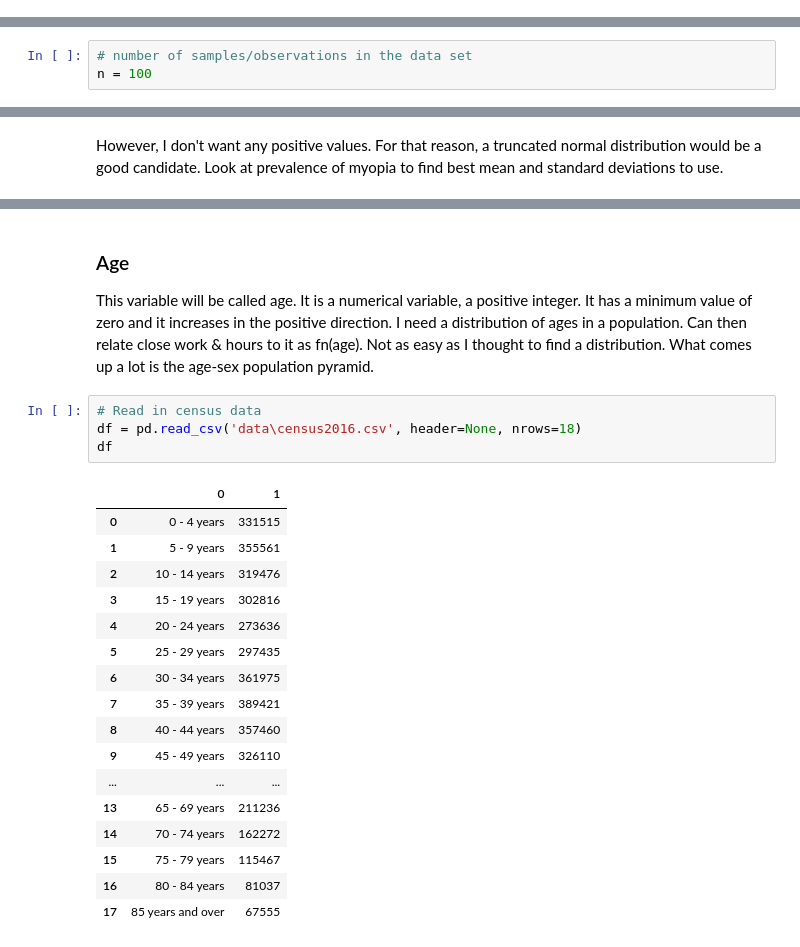
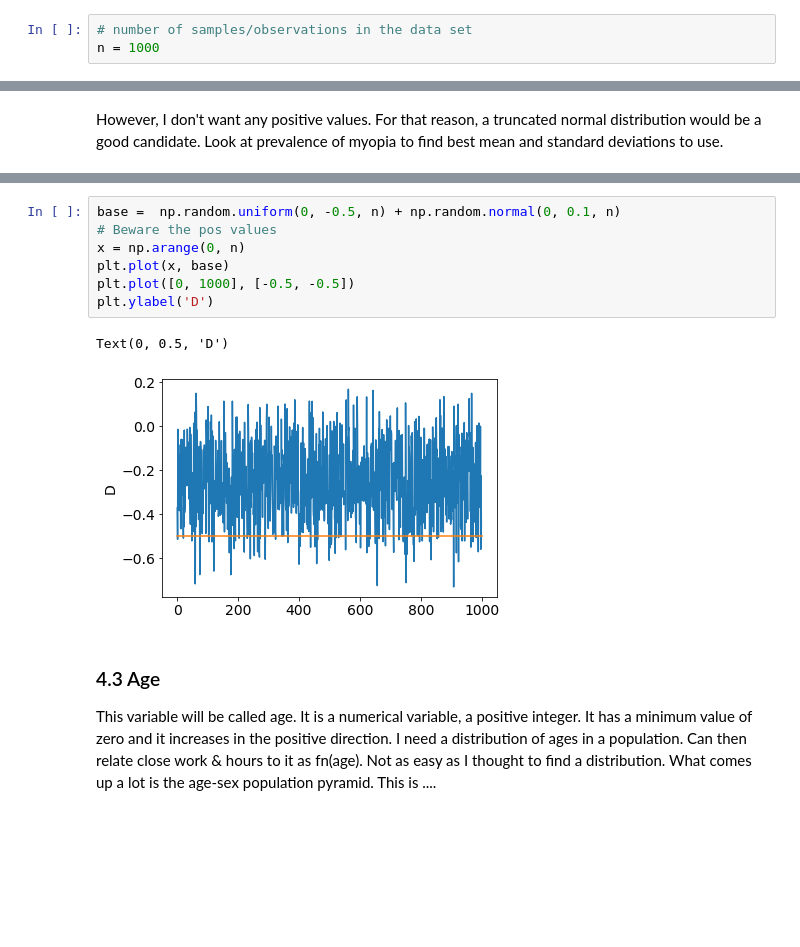
Before and after one commit to elizabethdaly/simulating-data, a Jupyter notebook: eyesight.ipynb, the cells around one changed output, grey strips where cells are left out. Saved outputs shown, nothing was run; the diff lists cells and outputs as text; blank space fills up the shorter version.

Commit message:
Work on age distr

```diff
--- a/eyesight.ipynb
+++ b/eyesight.ipynb
@@ -103 +106,4 @@ It's interesting to note that her dad has myopia, as do all of his siblings. In
+# %%
+# number of samples/observations in the data set
+n = 1000
 # %% [markdown]
@@ -106,3 +110,0 @@ It's interesting to note that her dad has myopia, as do all of his siblings. In
-# %%
-# number of samples/observations in the data set
-n = 100
@@ -180,25 +184,13 @@ Define weak, moderate, high on this pdf. In UK 200,000 out of 5M have high myopi
+# %%
+base =  np.random.uniform(0, -0.5, n) + np.random.normal(0, 0.1, n)
+# Beware the pos values
+x = np.arange(0, n)
+plt.plot(x, base)
+plt.plot([0, 1000], [-0.5, -0.5])
+plt.ylabel('D')
+# %% [output]
+Text(0, 0.5, 'D')
+[figure, added]
 # %% [markdown]
-### Age
-This variable will be called age. It is a numerical variable, a positive integer. It has a minimum value of zero and it increases in the positive direction. I need a distribution of ages in a population. Can then relate close work & hours to it as fn(age). Not as easy as I thought to find a distribution. What comes up a lot is the age-sex population pyramid.
+### 4.3 Age
+This variable will be called age. It is a numerical variable, a positive integer. It has a minimum value of zero and it increases in the positive direction. I need a distribution of ages in a population. Can then relate close work & hours to it as fn(age). Not as easy as I thought to find a distribution. What comes up a lot is the age-sex population pyramid. This is ....
-# %%
-# Read in census data
-df = pd.read_csv('data\census2016.csv', header=None, nrows=18)
-df
-# %% [output]
-|  | 0 | 1 |
-| 0 | 0 - 4 years | 331515 |
-| 1 | 5 - 9 years | 355561 |
-| 2 | 10 - 14 years | 319476 |
-| 3 | 15 - 19 years | 302816 |
-| 4 | 20 - 24 years | 273636 |
-| 5 | 25 - 29 years | 297435 |
-| 6 | 30 - 34 years | 361975 |
-| 7 | 35 - 39 years | 389421 |
-| 8 | 40 - 44 years | 357460 |
-| 9 | 45 - 49 years | 326110 |
-| ... | ... | ... |
-| 13 | 65 - 69 years | 211236 |
-| 14 | 70 - 74 years | 162272 |
-| 15 | 75 - 79 years | 115467 |
-| 16 | 80 - 84 years | 81037 |
-| 17 | 85 years and over | 67555 |
```
Also changed, not shown: parts of 24 cells of this notebook, 1 other file.
